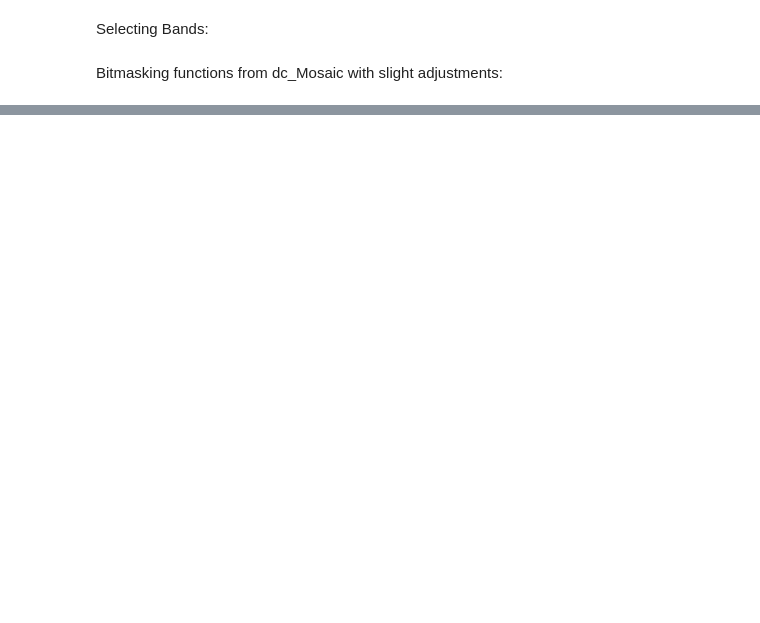
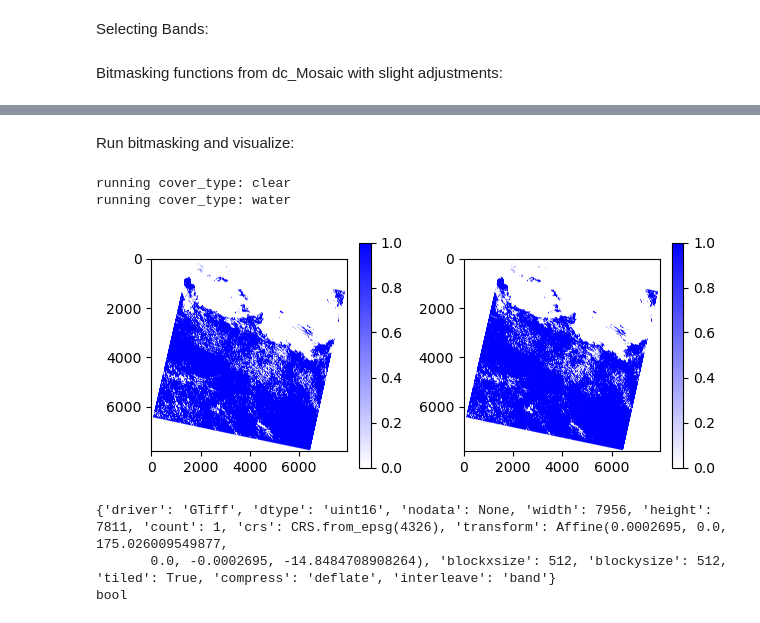
Before and after one commit to sabinenix/testing-wofs, a Jupyter notebook: bit-masking.ipynb, the cells around one changed output, grey strips where cells are left out. Cells and saved outputs as stored; diff of their text form; code cells hidden in the pictures; blank space fills up the shorter version.

Commit message:
clear and water masks working

```diff
--- a/bit-masking.ipynb
+++ b/bit-masking.ipynb
@@ -115,12 +78,6 @@ Prepare data and run bitmasking:
 # %%
 # Read the QA Pixel Band as array
 qa_arr = gdal.Open(qa_band).ReadAsArray()
-
-# Get the metdata from qa_band to align the boolean mask to it
-with rasterio.open(qa_band) as src:
-    profile = src.profile
-    crs = src.crs
-    transform = src.transform
 
 # Read yml metadata
 yml = landsat_folder + 'datacube-metadata.yaml'
@@ -129,8 +86,10 @@ with open (yml) as stream: yml_meta = yaml.safe_load(stream)
 # Define desired bands
 des_bands = ['blue', 'green', 'red', 'nir', 'swir1', 'swir2', 'pixel_qa']
 
-# Read bands with xarray
+# Read bands with rioxarray
 o_bands_data = [ rxr.open_rasterio(landsat_folder + yml_meta['image']['bands'][b]['path']) for b in des_bands ]
-bands_data = xr.merge([rename_bands(bd, des_bands, i) for i,bd in enumerate(o_bands_data)]).rename({'band': 'time'}) # ensure band names & dims consistent
-bands_data = bands_data.assign_attrs(o_bands_data[0].attrs) # crs etc. needed later
-bands_data['time'] = [datetime.strptime(yml_meta['extent']['center_dt'], '%Y-%m-%d %H:%M:%S')] # time dim needed for wofs
+
+# Access the pixel_qa band for bit masking
+pixel_qa_band = o_bands_data[6]
+
+for i in o_bands_data: i.close() # close the files
@@ -231,0 +96,48 @@ print(vis_clearsky_masks.rio.crs)
+# %% [markdown]
+Run bitmasking and visualize:
+# %%
+# Run the clean mask function for clear and water
+clear_mask = landsat_qa_clean_mask(pixel_qa_band, 'LANDSAT_8', cover_types=['clear'])
+water_mask = landsat_qa_clean_mask(pixel_qa_band, 'LANDSAT_8', cover_types=['water'])
+
+# Apply the masks to the scene
+# TODO: Actually apply the masks - figure out how to do this if not using xr.merge because of image issues
+#clear_scene = bands_data.where(clear_mask)
+#water_scene = bands_data.where(water_mask)
+
+# Write the masks to tif
+clear_mask.rio.to_raster("clear_mask.tif", dtype="uint8")
+water_mask.rio.to_raster("water_mask.tif", dtype="uint8")
+
+
+# Visualize masks
+fig, axs = plt.subplots(1, 2)
+
+# Define the colormap
+custom_cmap = mpl.colors.LinearSegmentedColormap.from_list("", ["white","blue"])
+
+# Squeeze the mask arrays to visualize
+clear_mask = np.squeeze(clear_mask)
+water_mask = np.squeeze(water_mask)
+
+
+# Visualize clear mask
+clear_im = axs[0].imshow(clear_mask, cmap=custom_cmap)
+plt.colorbar(clear_im, ax=axs[0], shrink=0.5)
+
+# Visualize water mask
+water_im = axs[1].imshow(water_mask, cmap=custom_cmap)
+plt.colorbar(water_im, ax=axs[1], shrink=0.5)
+
+plt.tight_layout()
+# %% [output]
+running cover_type: clear
+running cover_type: water
+[figure, added]
+# %%
+with rasterio.open(qa_band) as src: print(src.profile)
+print(clear_mask.dtype)
+# %% [output]
+{'driver': 'GTiff', 'dtype': 'uint16', 'nodata': None, 'width': 7956, 'height': 7811, 'count': 1, 'crs': CRS.from_epsg(4326), 'transform': Affine(0.0002695, 0.0, 175.026009549877,
+       0.0, -0.0002695, -14.8484708908264), 'blockxsize': 512, 'blockysize': 512, 'tiled': True, 'compress': 'deflate', 'interleave': 'band'}
+bool
```
Also changed, not shown: parts of 8 cells of this notebook.
